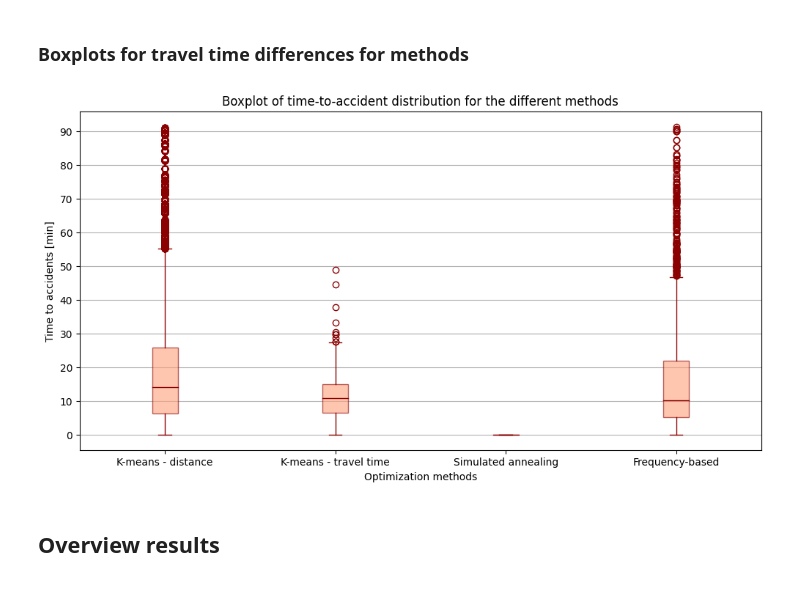
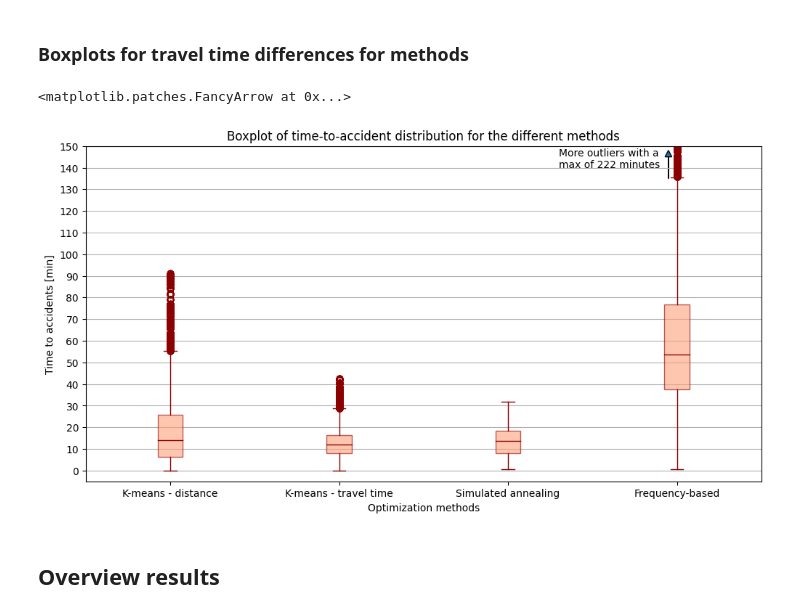
Before and after one commit to janinetimmerman8/RWS-group3, a Jupyter notebook: Dashboard_visuals_set_up.ipynb, the cells around one changed output. Saved outputs shown, nothing was run; the diff lists cells and outputs as text; code cells hidden in the pictures.

Commit message:
Update dashoard and figures

```diff
--- a/Dashboard_visuals_set_up.ipynb
+++ b/Dashboard_visuals_set_up.ipynb
@@ -74,16 +76,22 @@ incidents = pd.read_csv('Dashboard_data\incidents_data', sep=';')
 # Data for inspector locations
 kmeans_dist_inspector_loc = pd.read_csv('Dashboard_data\Optimization_results\cluster_min_inspector_locations.csv', sep=';')
 kmeans_dist_peak_inspector_loc = pd.read_csv('Dashboard_data\Optimization_results\cluster_peak_inspector_locations.csv', sep=';')
-kmeans_time_inspector_loc = pd.read_csv('Dashboard_data\Optimization_results\cluster2_inspector_loc.csv')
-sa_inspector_loc = pd.read_csv('Dashboard_data\Optimization_results\ml_inspector_loc.csv')
-freq_inspector_loc = pd.read_csv(r'Dashboard_data\Optimization_results\frequency_inspector_location_rerun', index_col=0)
+kmeans_time_inspector_loc = pd.read_csv('Dashboard_data\Optimization_results\kmeans_time_loc.csv')
+sa_inspector_loc = pd.read_csv('Dashboard_data\Optimization_results\sa_solution664.csv')
+freq_inspector_loc = pd.read_csv(r'Dashboard_data\Optimization_results\inspector_47', index_col=0)
 
 # Data for travel times
 kmeans_dist_tt = pd.read_csv('Dashboard_data\Optimization_results\cluster_min_travel_time_to_incident.csv', sep=';')
 kmeans_dist_peak_tt = pd.read_csv('Dashboard_data\Optimization_results\cluster_peak_travel_time_to_incident.csv', sep=';')
-kmeans_time_tt = pd.read_csv('Dashboard_data\Optimization_results\cluster2_tt.csv')
-sa_tt = None # To be added
-freq_tt = pd.read_csv(r'Dashboard_data\Optimization_results\frequency_travel_time_per_incident_rerun')
+kmeans_time_tt = pd.read_csv('Dashboard_data\Optimization_results\kmeans_time_tt.csv')
+sa_tt = pd.read_csv('Dashboard_data\Optimization_results\sa_accidents_inspectors_travel_times.csv')
+freq_tt = pd.read_csv(r'Dashboard_data\Optimization_results\incident_47_inspector')
+
+# Data for validation
+kmeans_dist_val = pd.read_csv('Dashboard_data\Optimization_results\kmeans_dist_validation.csv')
+kmeans_time_val = pd.read_excel('Dashboard_data\Optimization_results\kmeans_time_Validation.xlsx')
+sa_val = pd.read_csv(r'Dashboard_data\Optimization_results\results11_simulated_annealing.csv')
+freq_val = pd.read_csv(r'Dashboard_data\Optimization_results\validation_freq_by_day.csv')
 # %% [markdown]
 Some dataframes need to be reordered so they are all uniform and can be used in the same functions.
 # %%
@@ -93,9 +102,9 @@ freq_inspector_loc = pd.DataFrame(np.array(freq_inspector_loc), columns=['0', '1
 cluster2_loc = np.zeros((len(kmeans_time_inspector_loc), 2))
 
 for i in range(len(cluster2_loc)):
-    cluster2_loc[i] = np.array(kmeans_time_inspector_loc['Location'][i].split()).astype(float)
+    cluster2_loc[i] = np.array(kmeans_time_inspector_loc.iloc[i, 0][:-1].split()[1:]).astype(float)
 
-kmeans_time_inspector_loc = pd.DataFrame(cluster2_loc, columns=['0', '1'])
+kmeans_time_inspector_loc = pd.DataFrame(cluster2_loc, columns=['1', '0'])
 # %% [markdown]
 ## Function vor html map
 # %% [markdown]
@@ -382,28 +391,32 @@ fig.savefig('Dashboard_data\Speed_boxplot.png')
 # %%
 fig = plt.figure(figsize=(12, 6))
 
 category = ['K-means - distance', 'K-means - travel time', 'Simulated annealing', 'Frequency-based']
 methods = [kmeans_dist_tt['time_this'] / 60, kmeans_time_tt['Minimum Travel Time'] / 60,
-           [0], freq_tt['min_travel_time[s]']] # sa_tt to be added
+           sa_tt['Travel Time'] / 60, freq_tt['travel_time[s]'] / 60]
 
 for i in range(4):
     bp = plt.boxplot(methods[i], patch_artist=True,
                 showmeans=False, positions=[i])
 
     for item in ['boxes', 'whiskers', 'medians', 'caps']:
             plt.setp(bp[item], color='darkred')
 
     plt.setp(bp['boxes'], facecolor='lightsalmon', alpha=0.6)
     plt.setp(bp['fliers'], markeredgecolor='darkred')
 
 plt.ylabel('Time to accidents [min]')
 plt.xlabel('Optimization methods')
 plt.xticks(np.arange(4), labels=category)
-plt.yticks(np.arange(0, 100, 10))
+plt.yticks(np.arange(0, 160, 10))
 plt.title('Boxplot of time-to-accident distribution for the different methods')
 plt.grid(axis='y')
+plt.ylim(-5, 150)
+plt.annotate(f'More outliers with a \nmax of {np.max(freq_tt["travel_time[s]"] / 60 ):.0f} minutes' , (2.3, 140))
+plt.arrow(2.95, 135, 0, 10, head_width=0.04, head_length=3)
 # %% [output]
+<matplotlib.patches.FancyArrow at 0x...>
-[figure, old version]
+[figure, new version]
 # %%
 fig.savefig('Dashboard_data\Opt_boxplot.png')
 # %% [markdown]
```
Also changed, not shown: parts of 10 cells of this notebook, 16 other files.
